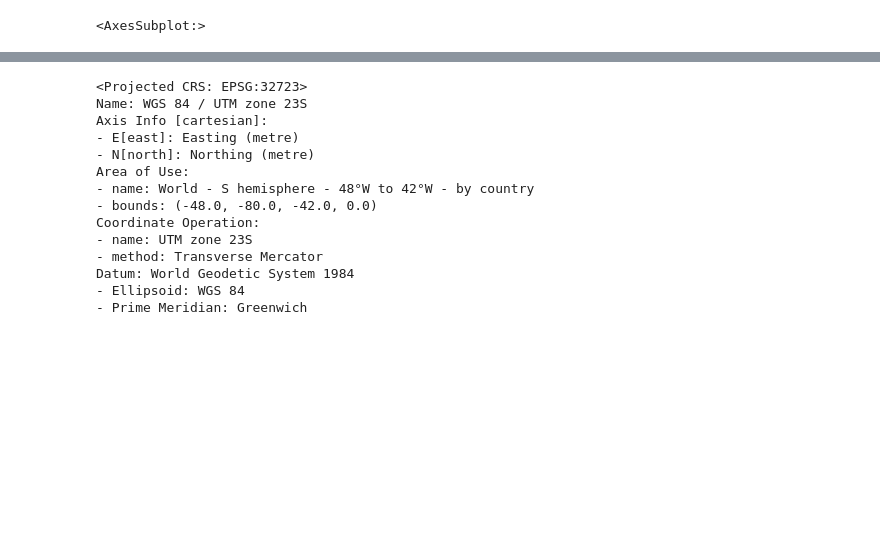
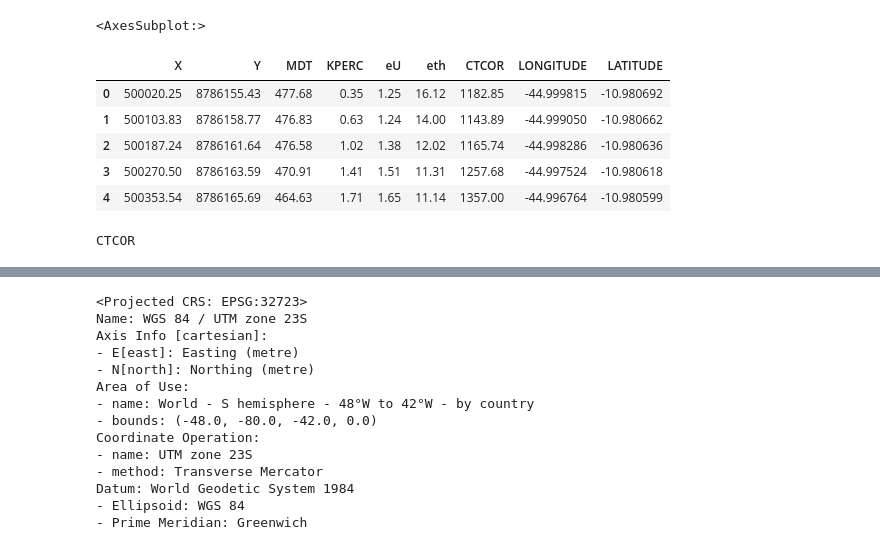
Before and after one commit to Gabriel-Goes/mapeamento_litologico_preditivo, a Jupyter notebook: sources/3.2 - Creating csv input to predictive model.ipynb, the cells around one changed output, grey strips where cells are left out. Cells and saved outputs as stored; diff of their text form; code cells hidden in the pictures; blank space fills up the shorter version.

Commit message:
dataframe input in a predictive model

```diff
--- a/sources/3.2 - Creating csv input to predictive model.ipynb
+++ b/sources/3.2 - Creating csv input to predictive model.ipynb
@@ -44,3 +44,37 @@ rparaim.plot()
 # %% [output]
 Canvas(toolbar=Toolbar(toolitems=[('Home', 'Reset original view', 'home', 'home'), ('Back', 'Back to previous …
 <AxesSubplot:>
+# %%
+g_rparaim.head()
+# %% [output]
+|  | X | Y | MDT | KPERC | eU | eth | CTCOR | LONGITUDE | LATITUDE |
+| 0 | 500020.25 | 8786155.43 | 477.68 | 0.35 | 1.25 | 16.12 | 1182.85 | -44.999815 | -10.980692 |
+| 1 | 500103.83 | 8786158.77 | 476.83 | 0.63 | 1.24 | 14.00 | 1143.89 | -44.999050 | -10.980662 |
+| 2 | 500187.24 | 8786161.64 | 476.58 | 1.02 | 1.38 | 12.02 | 1165.74 | -44.998286 | -10.980636 |
+| 3 | 500270.50 | 8786163.59 | 470.91 | 1.41 | 1.51 | 11.31 | 1257.68 | -44.997524 | -10.980618 |
+| 4 | 500353.54 | 8786165.69 | 464.63 | 1.71 | 1.65 | 11.14 | 1357.00 | -44.996764 | -10.980599 |
+# %%
+chain_list = ['CTCOR', 'KPERC', 'MDT', 'eU', 'eth']
+chain = ['CTCOR', 'KPERC', 'MDT', 'eU', 'eth']
+
+coordinates = (g_rparaim.X.values, g_rparaim.Y.values)
+
+for i in chain_list:
+    print(i)
+
+    chain = vd.Chain([
+        ('trend', vd.Trend(degree=1)),
+        ('reduce', vd.BlockReduce(np.median, spacing=1000)),
+        ('spline', vd.Spline())
+    ])
+
+    chain.fit(coordinates, g_rparaim[i])
+
+    grid = chain.grid(spacing=200, data_names=[i])
+    cut_grid = vd.distance_mask(coordinates, maxdist=1000, grid= grid)
+
+    geof = CTCOR_grid.to_dataframe()
+    geof = geof.reset_index(inplace=True)
+    break
+# %% [output]
+CTCOR
```
Also changed, not shown: parts of 4 cells of this notebook, 1 other file.
